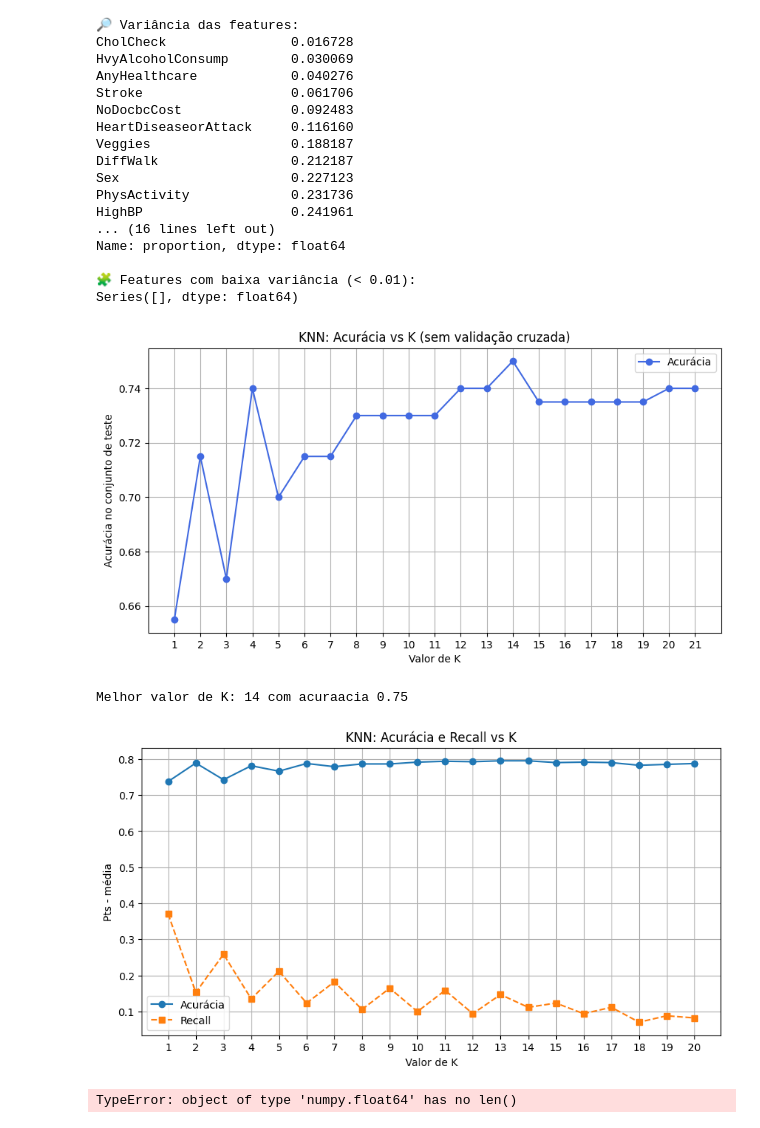
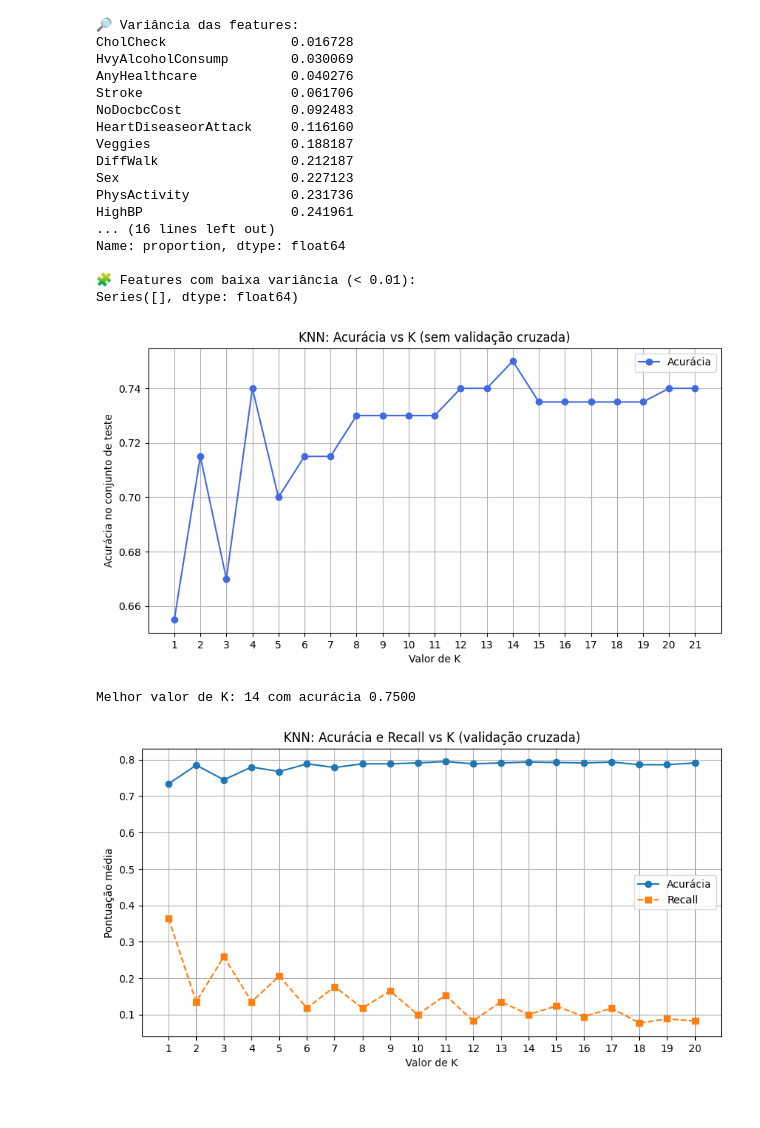
Before and after one commit to ecrseer/machine-learnin, a Jupyter notebook: lifecycl/at.ipynb, the cells around one changed output. Cells and saved outputs as stored; diff of their text form; code cells hidden in the pictures.

```diff
--- a/lifecycl/at.ipynb
+++ b/lifecycl/at.ipynb
@@ -54,26 +54,23 @@ def diagnostico_dataset(X, y):
 diagnostico_dataset(X, y)
 
 
-
-# 3. Separar treino e teste
 X_train, X_test, y_train, y_test = train_test_split(X, y, test_size=0.2, random_state=42)
 
+scaler = StandardScaler()
+X_train_scaled = scaler.fit_transform(X_train)
+X_test_scaled = scaler.transform(X_test)
 
 def melhor_knn_acuracia():
     k_values = range(1, 22)
     accuracies = []
 
     for k in k_values:
-        pipeline = Pipeline([
-            ("scaler", StandardScaler()),
-            ("knn", KNeighborsClassifier(n_neighbors=k))
-        ])
-        pipeline.fit(X_train, y_train)
-        y_pred = pipeline.predict(X_test)
+        knn = KNeighborsClassifier(n_neighbors=k)
+        knn.fit(X_train_scaled, y_train)
+        y_pred = knn.predict(X_test_scaled)
         acc = accuracy_score(y_test, y_pred)
         accuracies.append(acc)
 
-    # 5. Plotar acurácia
     plt.figure(figsize=(10, 5))
     plt.plot(k_values, accuracies, marker='o', label="Acurácia", color="royalblue")
     plt.xlabel("Valor de K")
@@ -84,12 +81,12 @@ def melhor_knn_acuracia():
     plt.legend()
     plt.show()
 
-    # 6. Mostra melhor K
     best_k = k_values[np.argmax(accuracies)]
     maior = max(accuracies)
-    print(f"Melhor valor de K: {best_k} com acuraacia {maior}")
+    print(f"Melhor valor de K: {best_k} com acurácia {maior:.4f}")
 
 melhor_knn_acuracia()
+
 
 def melhor_knn_valid_cruzada():
     k_values = range(1, 21)
@@ -97,13 +94,9 @@ def melhor_knn_valid_cruzada():
     recalls = []
 
     for k in k_values:
-        pipeline = Pipeline([
-            ("scaler", StandardScaler()),
-            ("knn", KNeighborsClassifier(n_neighbors=k))
-        ])
-
-        acc = cross_val_score(pipeline, X_train, y_train, cv=5, scoring='accuracy').mean()
-        recall = cross_val_score(pipeline, X_train, y_train, cv=5, scoring='recall').mean()
+        knn = KNeighborsClassifier(n_neighbors=k)
+        acc = cross_val_score(knn, X_train_scaled, y_train, cv=5, scoring='accuracy').mean()
+        recall = cross_val_score(knn, X_train_scaled, y_train, cv=5, scoring='recall').mean()
 
         accuracies.append(acc)
         recalls.append(recall)
@@ -112,8 +105,8 @@ def melhor_knn_valid_cruzada():
     plt.plot(k_values, accuracies, marker='o', label="Acurácia")
     plt.plot(k_values, recalls, marker='s', label="Recall", linestyle='--')
     plt.xlabel("Valor de K")
-    plt.ylabel("Pts - média")
-    plt.title("KNN: Acurácia e Recall vs K")
+    plt.ylabel("Pontuação média")
+    plt.title("KNN: Acurácia e Recall vs K (validação cruzada)")
     plt.xticks(k_values)
     plt.legend()
     plt.grid(True)
@@ -130,34 +123,33 @@ min       0.000000     0.000000     0.000000    16.000000     0.000000
 25%       0.000000     0.000000     1.000000    25.000000     0.000000
 50%       1.000000     1.000000     1.000000    28.000000     0.000000
 75%       1.000000     1.000000     1.000000    32.000000     1.000000
 max       1.000000     1.000000     1.000000    59.000000     1.000000
 
             Stroke  HeartDiseaseorAttack  PhysActivity       Fruits  \
 ... (36 lines left out)
 75%       7.000000
 max       8.000000
 
 [8 rows x 21 columns]
 [figure]
 🔎 Variância das features:
 CholCheck                0.016728
 HvyAlcoholConsump        0.030069
 AnyHealthcare            0.040276
 Stroke                   0.061706
 NoDocbcCost              0.092483
 HeartDiseaseorAttack     0.116160
 Veggies                  0.188187
 DiffWalk                 0.212187
 Sex                      0.227123
 PhysActivity             0.231736
 HighBP                   0.241961
 ... (16 lines left out)
 Name: proportion, dtype: float64
 
 🧩 Features com baixa variância (< 0.01):
 Series([], dtype: float64)
 [figure]
-Melhor valor de K: 14 com acuraacia 0.75
+Melhor valor de K: 14 com acurácia 0.7500
-[figure, old version]
+[figure, new version]
-TypeError: object of type 'numpy.float64' has no len()
 # %%
```
Also changed, not shown: parts of 1 cell of this notebook, 4 other files.
